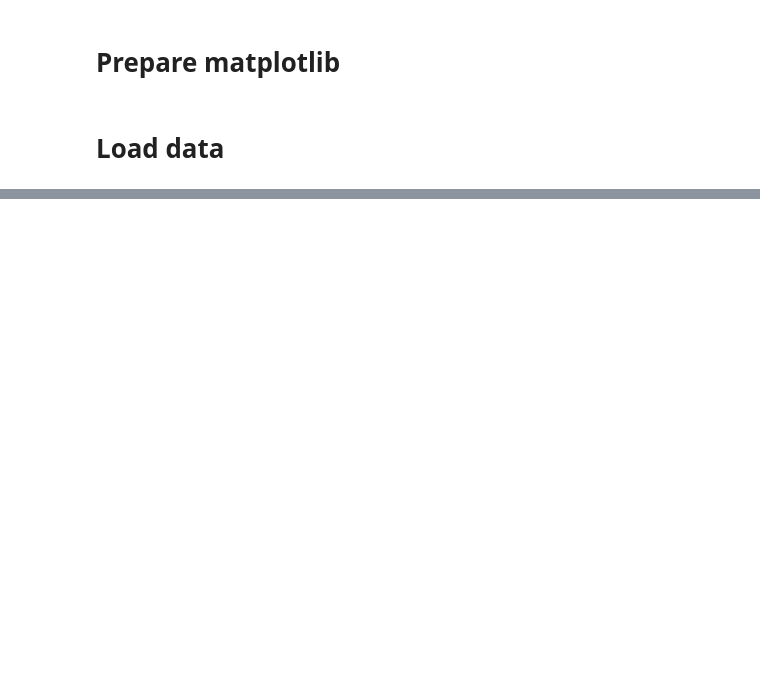
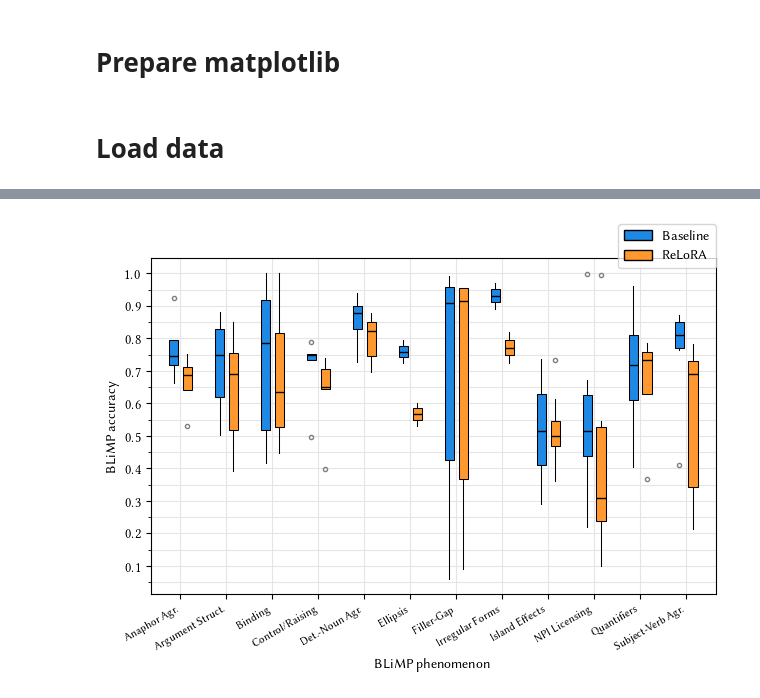
Before and after one commit to Yu-val-weiss/relora-pico, a Jupyter notebook: notebooks/blimp-plots.ipynb, the cells around one changed output, grey strips where cells are left out. Drawn from its saved outputs; the diff is of its cells as text; code cells hidden in the pictures; blank space fills up the shorter version.

```diff
--- a/notebooks/blimp-plots.ipynb
+++ b/notebooks/blimp-plots.ipynb
@@ -114,0 +214,98 @@ fig.show()
+# %%
+# Load all BLiMP data -- by phenomenon
+phen_data = []
+STEP = 20_000
+
+baseline_data = load_blimp_data(Path(f"blimp_results_small/step_{STEP}.json"))
+base_phenoms = group_by_phenomenon(baseline_data)
+
+relora_data = load_blimp_data(Path(f"relora-tiny-eval/step_{STEP}.json"))
+relora_phenoms = group_by_phenomenon(relora_data)
+
+for p in phenomena:
+    phen_data.append(base_phenoms[p])
+    phen_data.append(relora_phenoms[p])
+# %%
+fig, ax = plt.subplots()
+
+labels = ["Baseline", "ReLoRA"]
+
+positions = []
+
+ticks = np.arange(len(phenomena))
+
+group_width = 0.9  # Total width for each group of boxes
+box_width = 0.2
+box_offset = 0.05
+real_offset = (box_width / 2) + box_offset
+positions = []
+
+for i in ticks:
+    positions.extend([i - real_offset, i + real_offset])
+
+LINE_WEIGHT = 0.75
+
+boxplot = ax.boxplot(
+    phen_data,
+    patch_artist=True,
+    sym=".",
+    notch=False,
+    showcaps=False,
+    positions=positions,
+    widths=box_width,
+    medianprops={"color": "black", "linewidth": LINE_WEIGHT + 0.25},
+    boxprops={"linewidth": LINE_WEIGHT},
+    whiskerprops={"linewidth": LINE_WEIGHT},
+    flierprops={
+        # "markerfacecolor": "#807F7F",
+        "markeredgecolor": "#807F7F",
+        "markersize": 6,
+    },
+)
+
+# Set colors for boxes
+colors = ["#1E88E5", "#FF992F"]
+for idx, patch in enumerate(boxplot["boxes"]):
+    patch.set_facecolor(colors[idx % 2])
+
+ax.set_ylabel("BLiMP accuracy")
+
+
+def shorten_label(label: str):
+    label = label.replace("Agreement", "Agr.")
+    label = label.replace("Determiner", "Det.")
+    label = label.replace("Structure", "Struct.")
+    return label
+
+
+ax.set_xticks(
+    ticks,
+    labels=[shorten_label(lab) for lab in phenomena],
+    fontsize=8,
+    rotation=30,
+    ha="right",
+    rotation_mode="default",
+)
+
+ax.set_xlabel(r"BLiMP phenomenon")
+
+ax.yaxis.set_major_locator(MultipleLocator(0.1))
+ax.yaxis.set_minor_locator(MultipleLocator(0.05))
+# ax.yaxis.set_major_formatter(plt.FuncFormatter(lambda x, _: f"{x:.0f}"))
+ax.yaxis.set_minor_formatter(NullFormatter())
+
+
+ax.grid(which="both", axis="both", color="#E5E5E5")
+
+legend_elements = [
+    Patch(facecolor=color, edgecolor="black", label=label) for color, label in zip(colors, labels)
+]
+
+# Add the legend
+ax.legend(handles=legend_elements, loc="upper right", bbox_to_anchor=(1, 1.1), borderaxespad=0)
+
+fig.tight_layout()
+fig.savefig("../graphs/tiny_blimp_phenom_box.pdf")
+fig.show()
+# %% [output]
+[figure, added]
```
Also changed, not shown: parts of 4 cells of this notebook, 2 other files.
